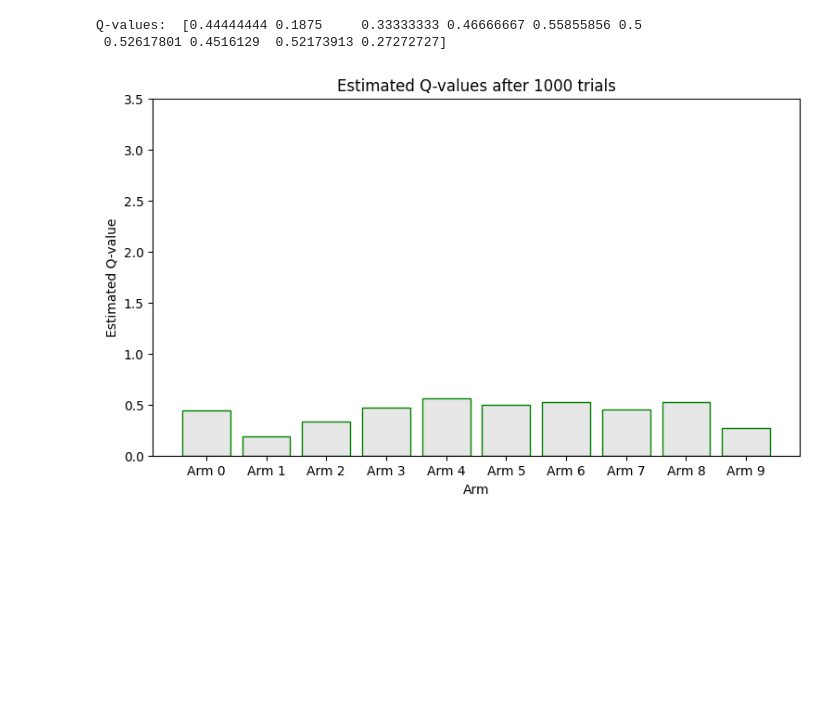
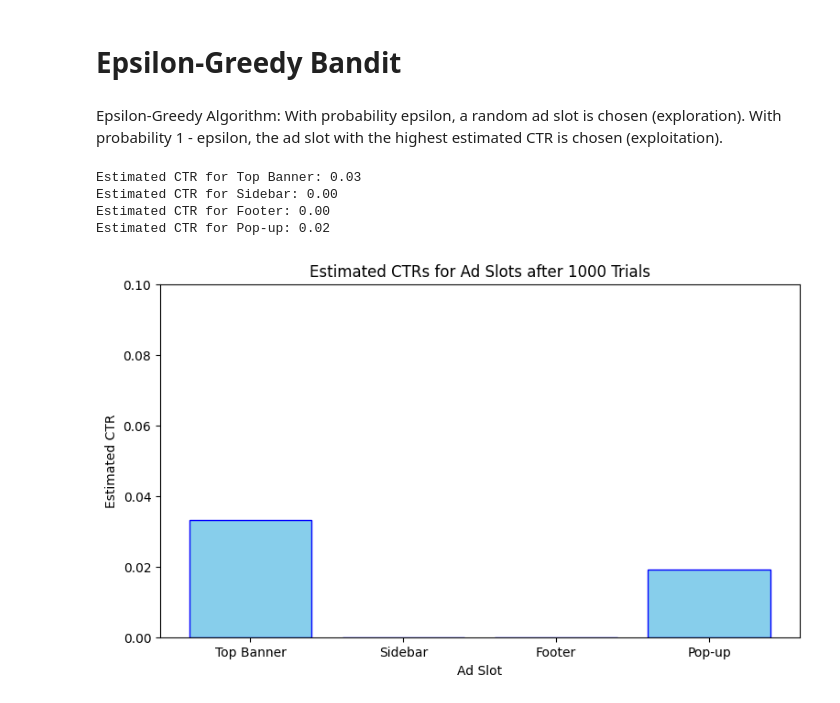
Before and after one commit to Aleena24/reinforcement-learning, a Jupyter notebook: K_armed_bandit.ipynb, the cells around one changed output. Drawn from its saved outputs; the diff is of its cells as text; code cells hidden in the pictures; blank space fills up the shorter version.

```diff
--- a/K_armed_bandit.ipynb
+++ b/K_armed_bandit.ipynb
@@ -11,3 +6,14 @@ arms = np.random.normal(mean, stddev, size=num_arms)
+# %%
+ad_slots = ['Top Banner', 'Sidebar', 'Footer', 'Pop-up']
+num_arms = len(ad_slots)
+# %%
+true_ctrs = np.array([0.03, 0.04, 0.02, 0.03])
+# %% [markdown]
+# Epsilon-Greedy Bandit
+# %% [markdown]
+Epsilon-Greedy Algorithm:
+With probability epsilon, a random ad slot is chosen (exploration).
+With probability 1 - epsilon, the ad slot with the highest estimated CTR is chosen (exploitation).
 # %%
 class EpsilonGreedyBandit:
     def __init__(self, num_arms, epsilon):
@@ -17,43 +23,51 @@ class EpsilonGreedyBandit:
         self.counts = np.zeros(num_arms)
 
     def select_action(self):
+
         if np.random.random() < self.epsilon:
             return np.random.randint(self.num_arms)
         else:
             return np.argmax(self.q_values)
 
     def update(self, action, reward):
+
         self.counts[action] += 1
         alpha = 1 / self.counts[action]
         self.q_values[action] += alpha * (reward - self.q_values[action])
+
+
+num_trials = 1000
+epsilon = 0.1
+
+
+bandit = EpsilonGreedyBandit(num_arms=num_arms, epsilon=epsilon)
+rewards = []
+
+
+for i in range(num_trials):
+    action = bandit.select_action()
+    reward = np.random.binomial(1, true_ctrs[action])
+    bandit.update(action, reward)
+    rewards.append(reward)
+
+for i in range(num_arms):
+    print(f"Estimated CTR for {ad_slots[i]}: {bandit.q_values[i]:.2f}")
+# %% [output]
+Estimated CTR for Top Banner: 0.03
+Estimated CTR for Sidebar: 0.00
+Estimated CTR for Footer: 0.00
+Estimated CTR for Pop-up: 0.02
-# %%
-num_trials = 1000
-epsilon = 0.1
-
-bandit = EpsilonGreedyBandit(num_arms=num_arms, epsilon=epsilon)
-rewards = []
-
-for i in range(num_trials):
-    action = bandit.select_action()
-    reward = np.random.binomial(1, arms[action])
-    bandit.update(action, reward)
-    rewards.append(reward)
 # %%
-print("Q-values: ", bandit.q_values)
-
-# Plot the estimated Q-values
 plt.figure(figsize=[9, 5])
-plt.bar(range(num_arms), bandit.q_values, color=(0.1, 0.1, 0.1, 0.1), edgecolor='green')
-plt.xlabel('Arm')
-plt.ylabel('Estimated Q-value')
-plt.xticks(range(num_arms), ['Arm {}'.format(i) for i in range(num_arms)])
-plt.ylim(0, 3.5)
-plt.title('Estimated Q-values after 1000 trials')
+plt.bar(range(num_arms), bandit.q_values, color='skyblue', edgecolor='blue')
+plt.xlabel('Ad Slot')
+plt.ylabel('Estimated CTR')
+plt.xticks(range(num_arms), ad_slots)
+plt.ylim(0, 0.1)
+plt.title('Estimated CTRs for Ad Slots after 1000 Trials')
 plt.show()
 # %% [output]
-Q-values:  [0.44444444 0.1875     0.33333333 0.46666667 0.55855856 0.5
- 0.52617801 0.4516129  0.52173913 0.27272727]
-[figure, old version]
+[figure, new version]
 # %%
 cumulative_rewards = np.cumsum(rewards)
 average_rewards = cumulative_rewards / np.arange(1, num_trials + 1)
```
Also changed, not shown: parts of 2 cells of this notebook.
